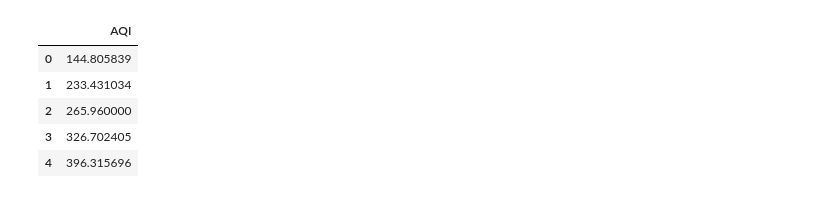
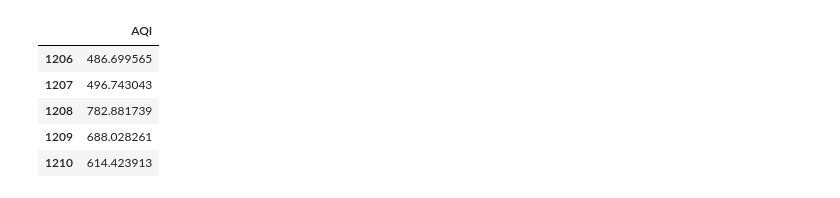
Before and after one commit to shivam-kapila/Keras_Configuration, a Jupyter notebook: Prediction_New/Prediction.ipynb, the cells around one changed output. Drawn from its saved outputs; the diff is of its cells as text; code cells hidden in the pictures.

```diff
--- a/Prediction_New/Prediction.ipynb
+++ b/Prediction_New/Prediction.ipynb
@@ -27,16 +26,16 @@ train_X.head()
 # %%
 #create a dataframe with only the target column
 train_y = train_df[['AQI']]
 
 #view dataframe
-train_y.head()
+train_y.tail()
 # %% [output]
 |  | AQI |
-| 0 | 144.805839 |
-| 1 | 233.431034 |
-| 2 | 265.960000 |
-| 3 | 326.702405 |
-| 4 | 396.315696 |
+| 1206 | 486.699565 |
+| 1207 | 496.743043 |
+| 1208 | 782.881739 |
+| 1209 | 688.028261 |
+| 1210 | 614.423913 |
 # %%
 from keras.models import Sequential
 from keras.layers import Dense
```
Also changed, not shown: parts of 9 cells of this notebook, 2 other files.
